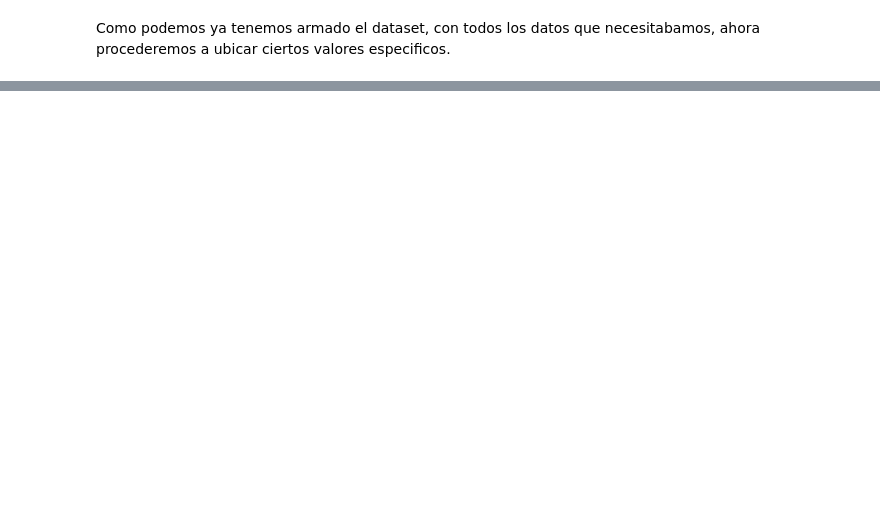
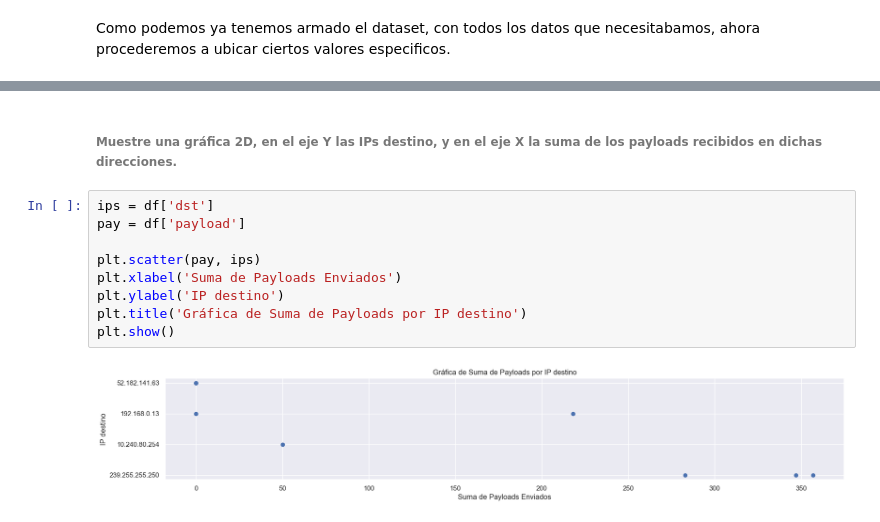
Before and after one commit to AQ-ja/LAB5-SDS, a Jupyter notebook: Lab5.ipynb, the cells around one changed output, grey strips where cells are left out. Drawn from its saved outputs; the diff is of its cells as text; blank space fills up the shorter version.

```diff
--- a/Lab5.ipynb
+++ b/Lab5.ipynb
@@ -143,0 +219,13 @@ Name: src, dtype: object
+# %% [markdown]
+###### Muestre una gráfica 2D, en el eje Y las IPs destino, y en el eje X la suma de los payloads recibidos en dichas direcciones.
+# %%
+ips = df['dst']
+pay = df['payload']
+
+plt.scatter(pay, ips)
+plt.xlabel('Suma de Payloads Enviados')
+plt.ylabel('IP destino')
+plt.title('Gráfica de Suma de Payloads por IP destino')
+plt.show()
+# %% [output]
+[figure, added]
```
Also changed, not shown: parts of 21 cells of this notebook, 1 other file.
